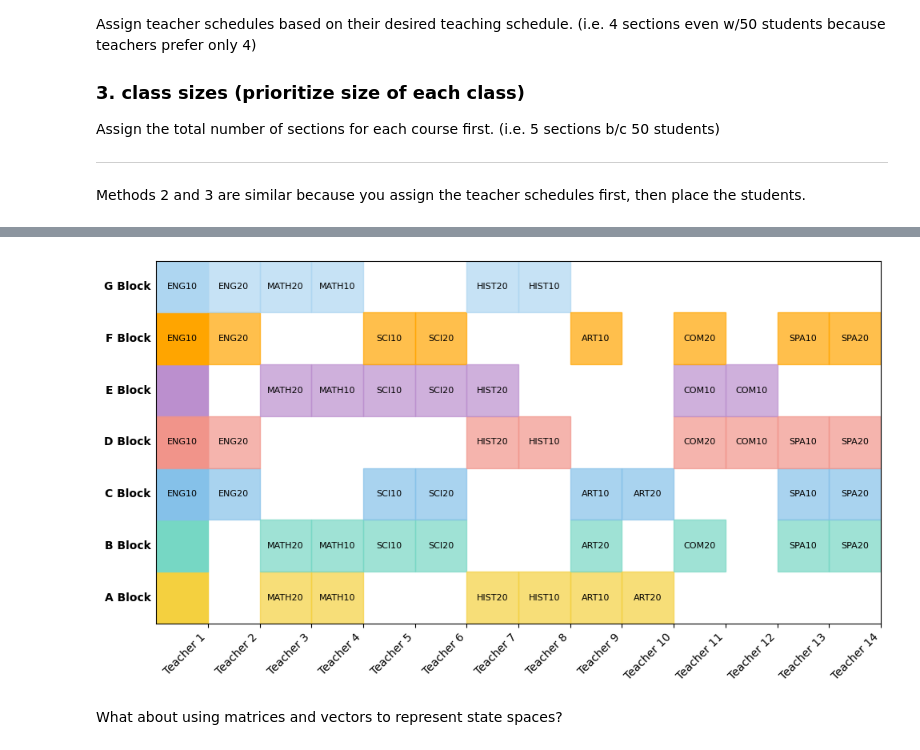
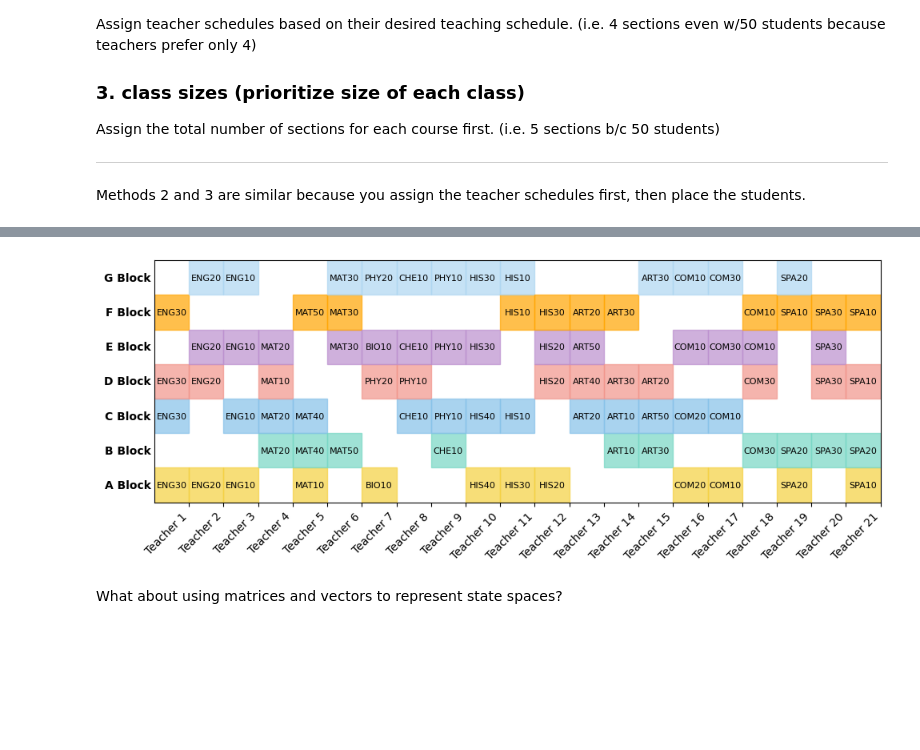
Before and after one commit to Ian1528/Dynamic-Programming, a Jupyter notebook: more_complicated_scheduling.ipynb, the cells around one changed output, grey strips where cells are left out. Cells and saved outputs as stored; diff of their text form; code cells hidden in the pictures; blank space fills up the shorter version.

```diff
--- a/more_complicated_scheduling.ipynb
+++ b/more_complicated_scheduling.ipynb
@@ -164,9 +271,0 @@ print(course_frequencies)
-# %%
-# create a histogram of the course frequencies for each subject
-for i in range(0, len(all_courses_flattened), 2):
-    plt.plot(4, 2, i+1)
-    plt.bar([all_courses_flattened[i].name, all_courses_flattened[i+1].name], [course_frequencies[all_courses_flattened[i].name], course_frequencies[all_courses_flattened[i+1].name]])
-    plt.xlabel('Course')
-    plt.ylabel('Frequency')
-plt.tight_layout()
-plt.show()
@@ -235,7 +356,10 @@ def assign_block_and_teachers(courses: list[Course]):
     # start with the least desirable course, so if a teacher prefers to teach an undersirable course, they get assgined to it.
     sorted_courses = sorted(courses, key=lambda x: x.get_course_desirability_teaching(), reverse=True)
     for course in sorted_courses:
-        num_sections = math.ceil(course_frequencies[course.name] / IDEAL_CLASS_SIZE)
+        if course.finished_assigning_teachers:
+            continue
+        print(course)
+        num_sections = math.ceil(course_frequencies[course.name] / MAX_CLASS_SIZE)
 
         for i in range(num_sections):
             teacher = course.get_best_teacher()
@@ -249,7 +373,27 @@ def assign_block_and_teachers(courses: list[Course]):
             print(f"Assigning {course.name} to block {best_block} with teacher {teacher.name}")
             section = course.create_section(teacher=teacher, block=best_block) # creating without students
             block_sections[best_block].append(section)
+        course.finished_assigning_teachers = True
 
-for subject_courses in all_courses:
-    assign_block_and_teachers(subject_courses)
+assign_block_and_teachers(ninth_grade_courses)
+assign_block_and_teachers(tenth_grade_courses)
+assign_block_and_teachers(eleventh_grade_courses)
+
+# add extra sections for the most popular classes for the teachers who don't have full schedules
+for teacher in teachers:
+    students_per_section: dict[Course, float] = {course: len(course.students)/len(course.sections) for course in teacher.preferred_courses + teacher.neutral_courses}
+    while not teacher.has_full_schedule():
+
+        best_course = max(students_per_section, key=students_per_section.get)
+
+        # no need to split a class if there are less than 6 students in it
+        # this is a heuristic to avoid splitting classes that are already small
+        if students_per_section[best_course] < SMALLEST_SPLIT_THRESHOLD:
+            break
+
+        best_block = teacher.find_best_block_for_course(best_course, block_sections)
+        section = best_course.create_section(teacher=teacher, block=best_block) # creating without students
+        block_sections[best_block].append(section)
+
+        students_per_section[best_course] = len(best_course.students)/len(best_course.sections) # update the number of students per section for the course
 # %% [output]
@@ -535,10 +637,10 @@ def visualize_schedule(people, n_people=10, person_type="Student"):
     colors = ['#f4d03f', '#76d7c4', '#85c1e9', '#f1948a', '#bb8fce', '#FFA500', '#aed6f1']
 
     for block_idx, block in enumerate(blocks):
-        ax.add_patch(Rectangle((0, block_idx), 1, 1, color=colors[block_idx], label=f'{block} Block'))
+        # ax.add_patch(Rectangle((0, block_idx), 1, 1, color=colors[block_idx], label=f'{block} Block'))
         ax.text(-0.1, block_idx + 0.5, f'{block} Block', va='center', ha='right', fontsize=10, weight='bold')
 
-    for person_idx, person in enumerate(people[:n_people]):  # Visualize only the first 10 students
+    for person_idx, person in enumerate(people[:n_people]):  # Visualize only the first n students
         for block_idx, course in person.schedule.items():
             if course:
                 ax.add_patch(Rectangle((person_idx, block_idx), 1, 1, color=colors[block_idx], alpha=0.7))
@@ -554,4 +656,3 @@ def visualize_schedule(people, n_people=10, person_type="Student"):
     plt.show()
 
 # Call the function to visualize the schedule
-visualize_schedule(students)
@@ -560,7 +663,7 @@ visualize_schedule(students)
 # %%
-visualize_schedule(teachers, n_people=14, person_type="Teacher")
+visualize_schedule(teachers, n_people=21, person_type="Teacher")
 # %% [output]
-[figure, old version]
+[figure, new version]
 # %% [markdown]
 What about using matrices and vectors to represent state spaces?
 # %% [markdown]
```
Also changed, not shown: parts of 29 cells of this notebook, 10 other files.
